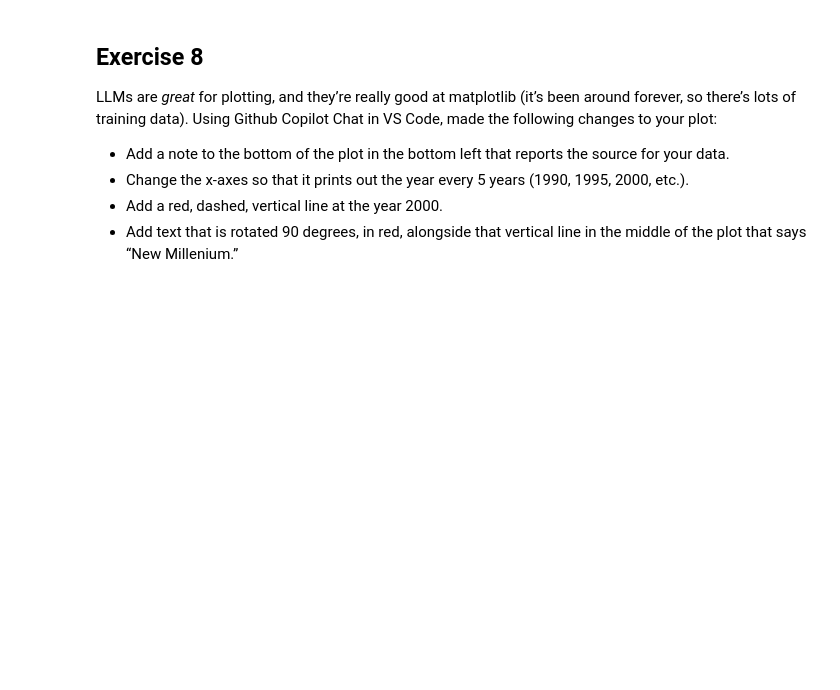
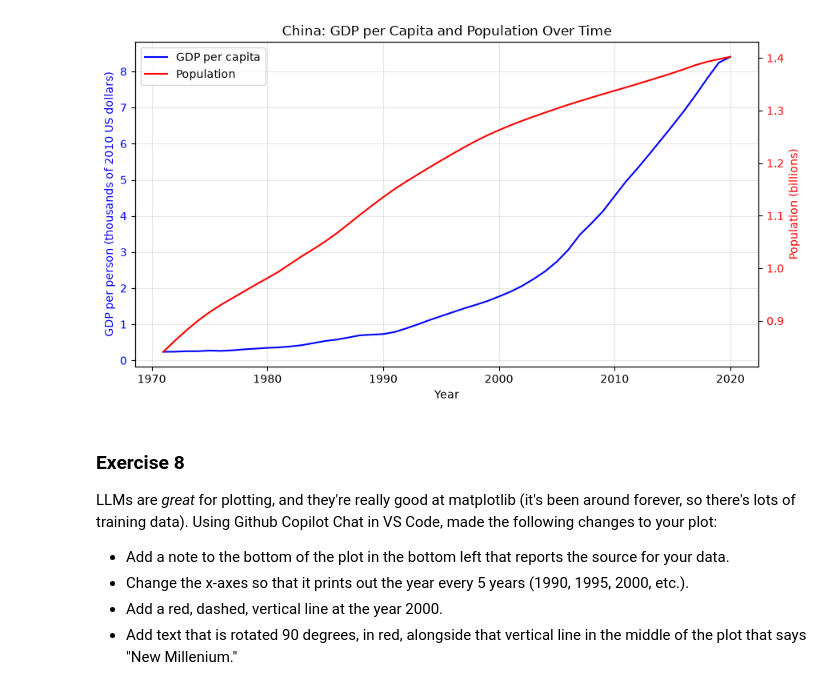
Before and after one commit to BlueWolfpack/PDS, a Jupyter notebook: plotting_exercise.ipynb, the cells around one changed output. Cells and saved outputs as stored; diff of their text form; code cells hidden in the pictures; blank space fills up the shorter version.

```diff
--- a/plotting_exercise.ipynb
+++ b/plotting_exercise.ipynb
@@ -152,11 +194,44 @@ Let’s put the two series together so that they share a common x-axis of (so bo
 
 Use your detective skills (and some guess and check work) to figure out how to get it to work!
+# %%
+fig, ax1 = plt.subplots(figsize=(9, 5))
+ax2 = ax1.twinx()
+
+(line1,) = ax1.plot(
+    chn_development["Year"],
+    chn_development["GDP per capita (constant 2010 US$)"] / 1000,
+    color="blue",
+    label="GDP per capita",
+)
+
+(line2,) = ax2.plot(
+    chn_development["Year"],
+    chn_development["Population, total"] / 1_000_000_000,
+    color="red",
+    label="Population",
+)
+
+ax1.set_xlabel("Year")
+ax1.set_ylabel("GDP per person (thousands of 2010 US dollars)", color="blue")
+ax2.set_ylabel("Population (billions)", color="red")
+
+ax1.tick_params(axis="y", labelcolor="blue")
+ax2.tick_params(axis="y", labelcolor="red")
+
+ax1.set_title("China: GDP per Capita and Population Over Time")
+ax1.legend(handles=[line1, line2], loc="upper left")
+ax1.grid(alpha=0.3)
+
+plt.tight_layout()
+plt.show()
+# %% [output]
+[figure, added]
 # %% [markdown]
-## Exercise 8
+### Exercise 8
 
-LLMs are *great* for plotting, and they’re really good at matplotlib (it’s been around forever, so there’s lots of training data). Using Github Copilot Chat in VS Code, made the following changes to your plot:
+LLMs are *great* for plotting, and they're really good at matplotlib (it's been around forever, so there's lots of training data). Using Github Copilot Chat in VS Code, made the following changes to your plot:
 
 - Add a note to the bottom of the plot in the bottom left that reports the source for your data.
 - Change the x-axes so that it prints out the year every 5 years (1990, 1995, 2000, etc.).
 - Add a red, dashed, vertical line at the year 2000.
-- Add text that is rotated 90 degrees, in red, alongside that vertical line in the middle of the plot that says “New Millenium.”
+- Add text that is rotated 90 degrees, in red, alongside that vertical line in the middle of the plot that says "New Millenium."
```
Also changed, not shown: parts of 21 cells of this notebook.
